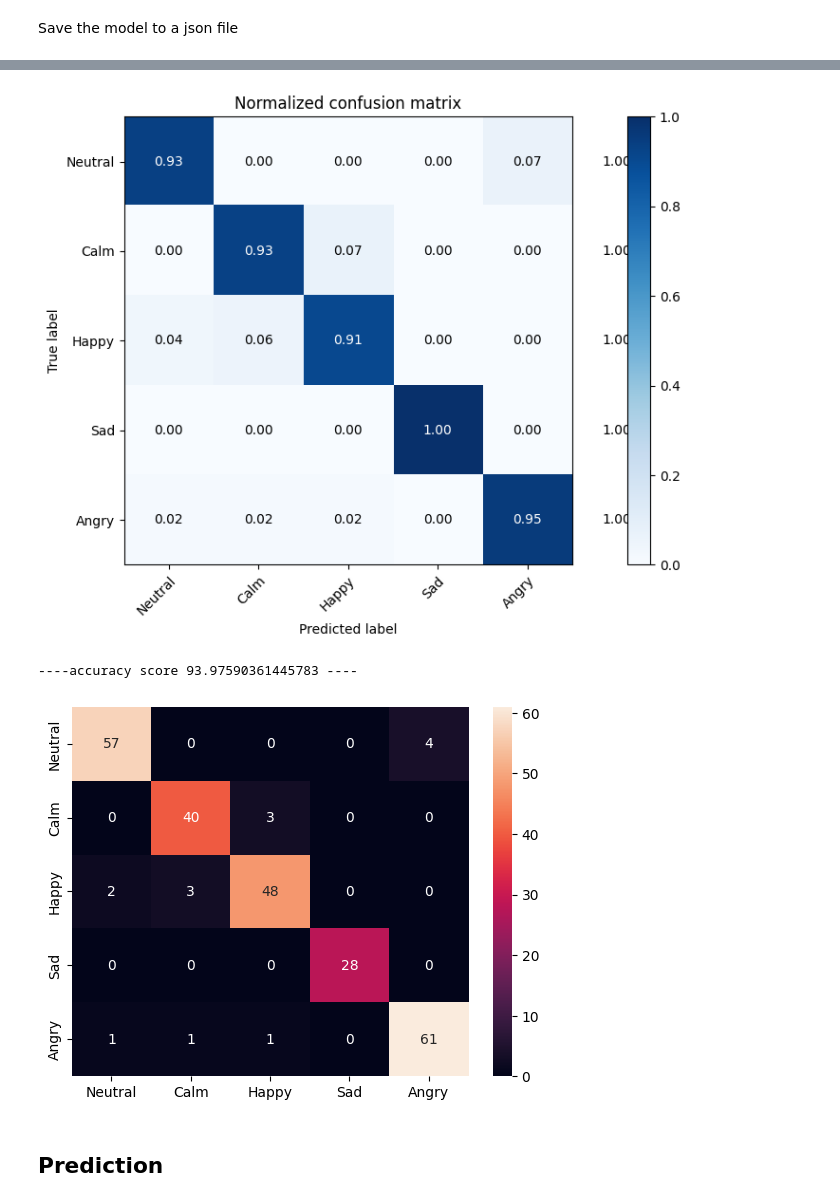
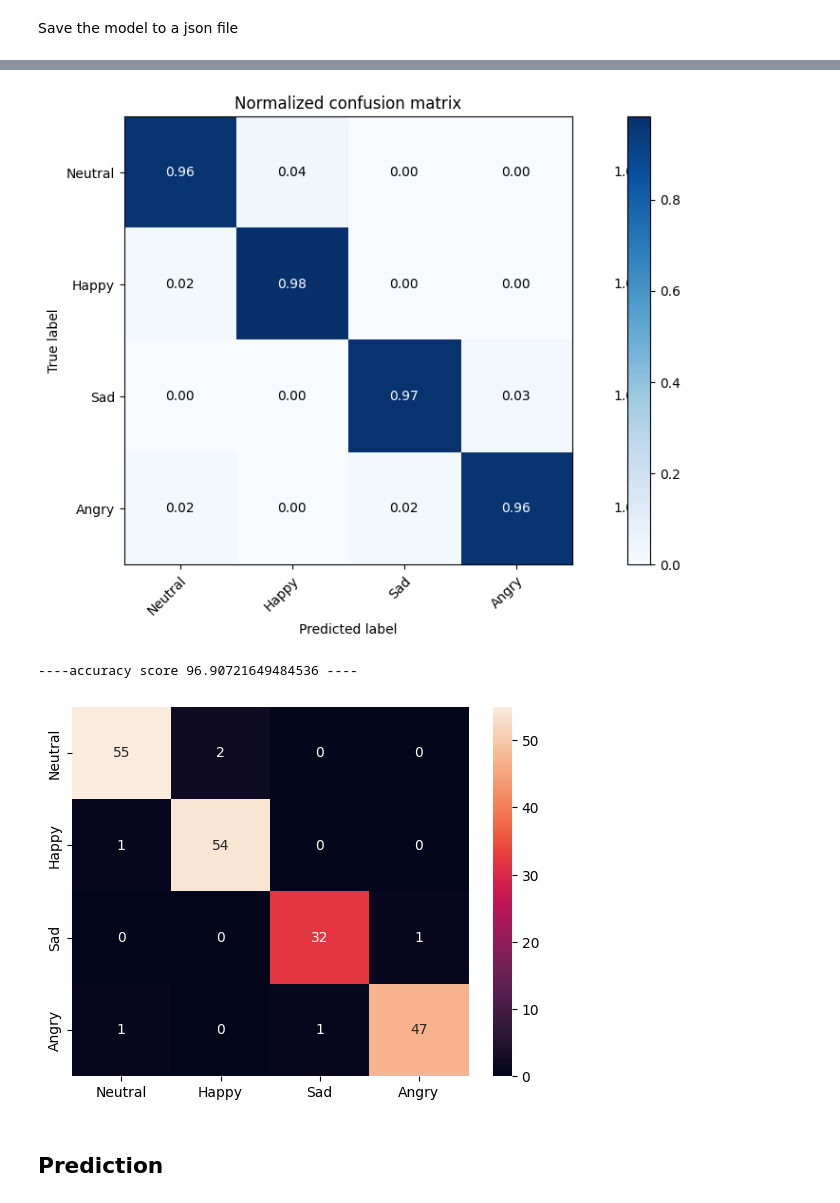
Before and after one commit to Vvslaxman/EMR, a Jupyter notebook: CNN.ipynb, the cells around one changed output, grey strips where cells are left out. Drawn from its saved outputs; the diff is of its cells as text; code cells hidden in the pictures.

```diff
--- a/CNN.ipynb
+++ b/CNN.ipynb
@@ -106,7 +99,7 @@ AVAILABLE_EMOTIONS = {
 # %%
 def load_data(test_size=0.2, print_flag=True):
     X, y = [], []
-    for file in glob.glob("D://SER///RAVDESS//Actor_*/*.wav"):
+    for file in glob.glob("C://Users//uday//OneDrive//Desktop//EMR//EMR//Data//Actor_*/*.wav"):
         # get the base name of the audio file
         basename = os.path.basename(file)
         # get the emotion label
@@ -156,6 +151,8 @@ weighted avg       0.67      0.66      0.66       249
 # %% [markdown]
 # Tailor the input dimension to fit the model
 # %%
+from sklearn.utils.class_weight import compute_class_weight
+import numpy as np
 # print some details
 # number of samples in training data
 print("[+] Number of training samples:", X_train.shape[0])
@@ -181,4 +178,14 @@ print(x_traincnn.shape)
 print(x_testcnn.shape)
 print(y_train.shape)
 print(y_test.shape)
+
+# Compute class weights
+class_weights = compute_class_weight(class_weight='balanced',
+                                     classes=np.unique(np.argmax(y_train, axis=1)),
+                                     y=np.argmax(y_train, axis=1))
+# Convert the computed class weights to a dictionary format
+class_weights = dict(enumerate(class_weights))
+
+# Print class weights to understand the distribution
+print("Class weights:", class_weights)
 # %% [output]
@@ -208,10 +216,11 @@ model.add(Dropout(0.1))
 model.add(Conv1D(64, 3, padding='same', activation='relu'))
 model.add(MaxPooling1D(pool_size=2))
 model.add(Flatten())
-model.add(Dense(units=5, activation='softmax'))
+model.add(Dense(units=4, activation='softmax'))
 model.compile(loss='categorical_crossentropy', optimizer='adam', metrics=['accuracy'])
 
-cnnhistory = model.fit(x_traincnn, np.array(y_train), batch_size=277, epochs=860, validation_data=(x_testcnn, np.array(y_test)))
+cnnhistory = model.fit(x_traincnn, np.array(y_train), batch_size=277, epochs=860, validation_data=(x_testcnn, np.array(y_test)),
+                       class_weight=class_weights)
 print("Accuracy: {:.2f}%".format(cnnhistory.history['accuracy'][-1] * 100))
 print("Validation Accuracy: {:.2f}%".format(cnnhistory.history['val_accuracy'][-1] * 100))
 # %% [output]
@@ -264,5 +273,5 @@ Model: "sequential_13"
 from keras.utils import to_categorical
 predictions = model.predict(x_testcnn)
 predicted_classes = np.argmax(predictions, axis=1)
-predicted_classes_onehot = to_categorical(predicted_classes, num_classes=5)
+predicted_classes_onehot = to_categorical(predicted_classes, num_classes=4)
 # %% [output]
@@ -414,37 +433,37 @@ def plot_confusion_matrix(new_Ytest, predicted_classes_onehot, classes,
                     color="white" if cm[i, j] > thresh else "black")
 
     # Add normalized sample values under each true label
     for i in range(cm.shape[0]):
         normalized_value = np.sum(cm[i, :])
         ax.text(cm.shape[1], i, '{:.2f}'.format(normalized_value), ha="center", va="center", color="black")
 
     fig.tight_layout()
     return ax
 
 # Assuming new_Ytest and predicted_classes_onehot are defined elsewhere in your code
 # And they are already in one-hot encoded format
 
-emotion_labels = ['Neutral', 'Calm', 'Happy', 'Sad', 'Angry']
+emotion_labels = ['Neutral',  'Happy', 'Sad', 'Angry']
 
 # Convert new_Ytest and predicted_classes_onehot to class indices
 new_Ytest_indices = new_Ytest.argmax(axis=1)
 predicted_classes_indices = predicted_classes_onehot.argmax(axis=1)
 
 plot_confusion_matrix(new_Ytest_indices, predicted_classes_indices, classes=emotion_labels, normalize=True, title='Normalized confusion matrix')
 plt.show()
 
 acc = float(accuracy_score(new_Ytest_indices, predicted_classes_indices)) * 100
 print("----accuracy score %s ----" % acc)
 
 cm = confusion_matrix(new_Ytest_indices, predicted_classes_indices)
 df_cm = pd.DataFrame(cm, index=emotion_labels, columns=emotion_labels)
 sn.heatmap(df_cm, annot=True, fmt='d')
 
 plt.show()
 # %% [output]
-[figure, old version]
+[figure, new version]
-----accuracy score 93.97590361445783 ----
+----accuracy score 96.90721649484536 ----
-[figure, old version]
+[figure, new version]
 # %% [markdown]
 ## Prediction
 # %%
```
Also changed, not shown: parts of 26 cells of this notebook, 3 other files.
